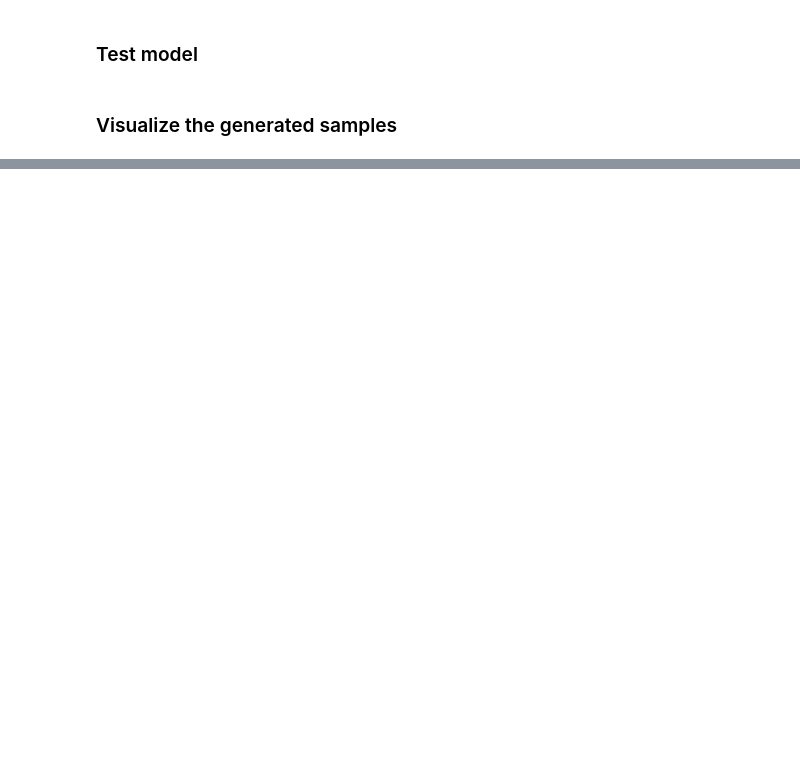
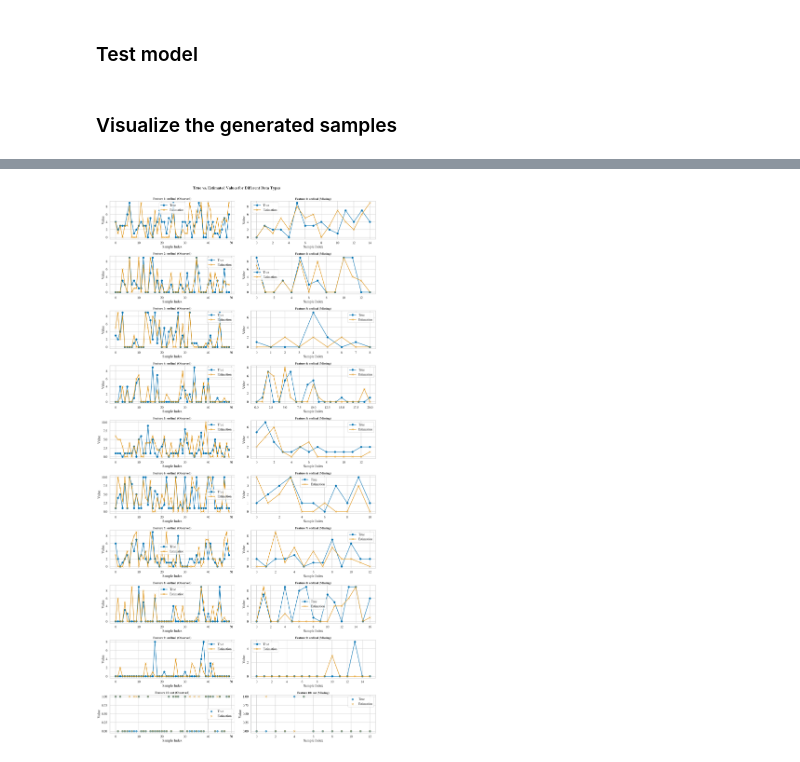
Before and after one commit to aguilloux/HI-VAE_Pytorch, a Jupyter notebook: tutorial_Breast.ipynb, the cells around one changed output, grey strips where cells are left out. Cells and saved outputs as stored; diff of their text form; code cells hidden in the pictures; blank space fills up the shorter version.

```diff
--- a/tutorial_Breast.ipynb
+++ b/tutorial_Breast.ipynb
@@ -241,0 +251,13 @@ visualization.plot_true_vs_estimation(true_values, estimated_values, miss_mask_t
+# %%
+# Example Usage
+torch.manual_seed(42)
+
+true_values = data_test_transformed
+# Take second generated sample
+idx = 1
+estimated_values = est_data_test_transformed[idx]
+
+# Call plotting function
+visualization.plot_true_vs_estimation(true_values, estimated_values, miss_mask_test, feat_types_dict, num_sel_samples=50)
+# %% [output]
+[figure, added]
```
Also changed, not shown: parts of 3 cells of this notebook, 3 other files.
